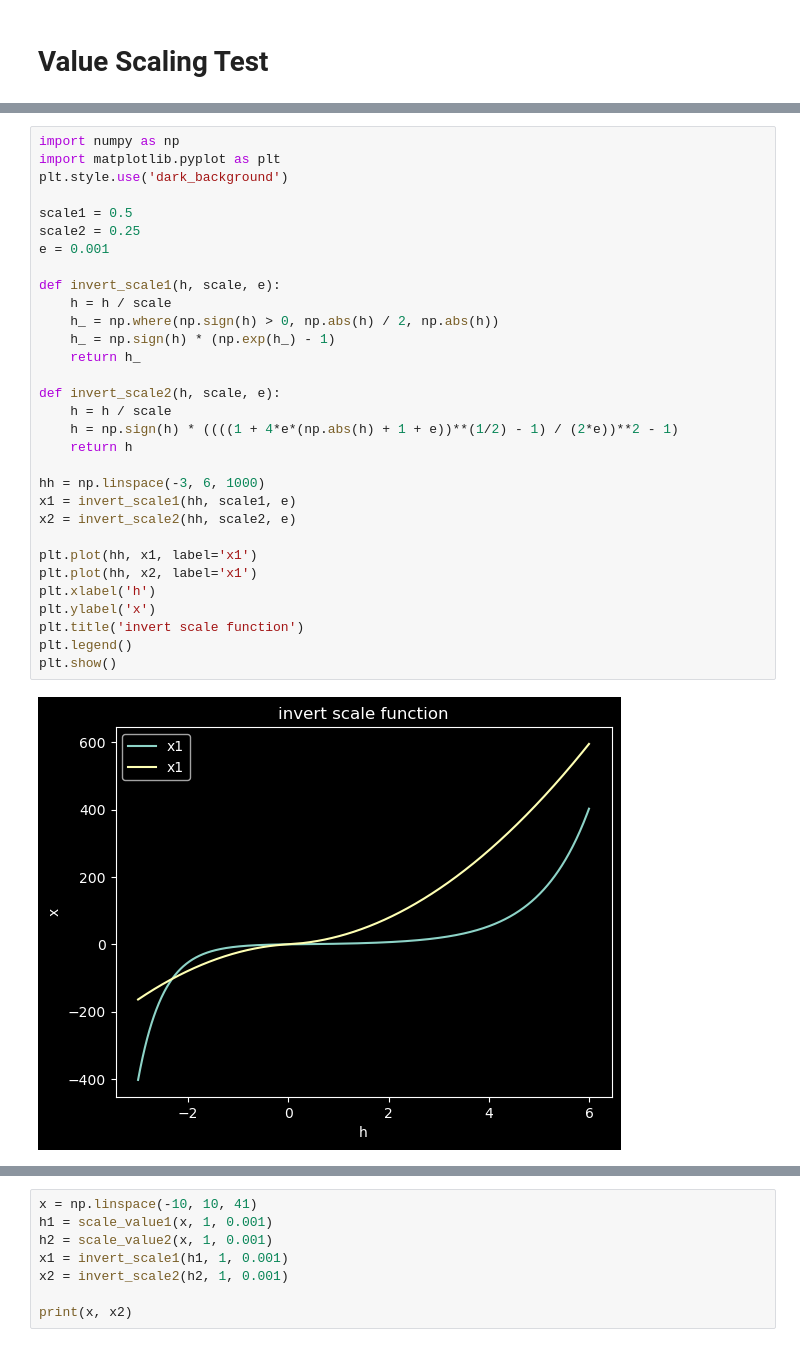
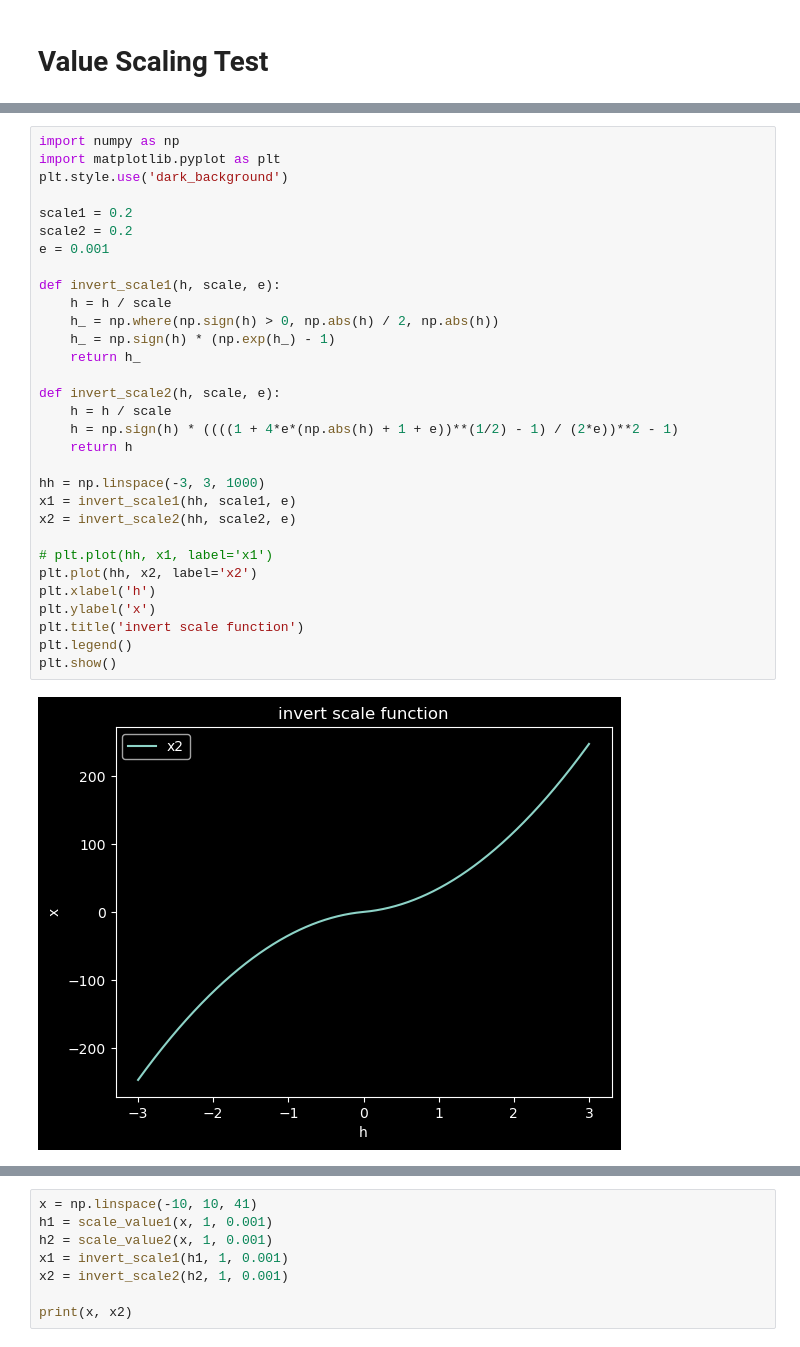
Before and after one commit to GhostKiller127/Reinforcement-Learning, a Jupyter notebook: src/testing.ipynb, the cells around one changed output, grey strips where cells are left out. Cells and saved outputs as stored; diff of their text form.

```diff
--- a/src/testing.ipynb
+++ b/src/testing.ipynb
@@ -323,33 +496,33 @@ plt.show()
 # %%
 import numpy as np
 import matplotlib.pyplot as plt
 plt.style.use('dark_background')
 
-scale1 = 0.5
-scale2 = 0.25
+scale1 = 0.2
+scale2 = 0.2
 e = 0.001
 
 def invert_scale1(h, scale, e):
     h = h / scale
     h_ = np.where(np.sign(h) > 0, np.abs(h) / 2, np.abs(h))
     h_ = np.sign(h) * (np.exp(h_) - 1)
     return h_
 
 def invert_scale2(h, scale, e):
     h = h / scale
     h = np.sign(h) * ((((1 + 4*e*(np.abs(h) + 1 + e))**(1/2) - 1) / (2*e))**2 - 1)
     return h
 
-hh = np.linspace(-3, 6, 1000)
+hh = np.linspace(-3, 3, 1000)
 x1 = invert_scale1(hh, scale1, e)
 x2 = invert_scale2(hh, scale2, e)
 
-plt.plot(hh, x1, label='x1')
-plt.plot(hh, x2, label='x1')
+# plt.plot(hh, x1, label='x1')
+plt.plot(hh, x2, label='x2')
 plt.xlabel('h')
 plt.ylabel('x')
 plt.title('invert scale function')
 plt.legend()
 plt.show()
 # %% [output]
-[figure, old version]
+[figure, new version]
```
Also changed, not shown: parts of 27 cells of this notebook, 16 other files.
